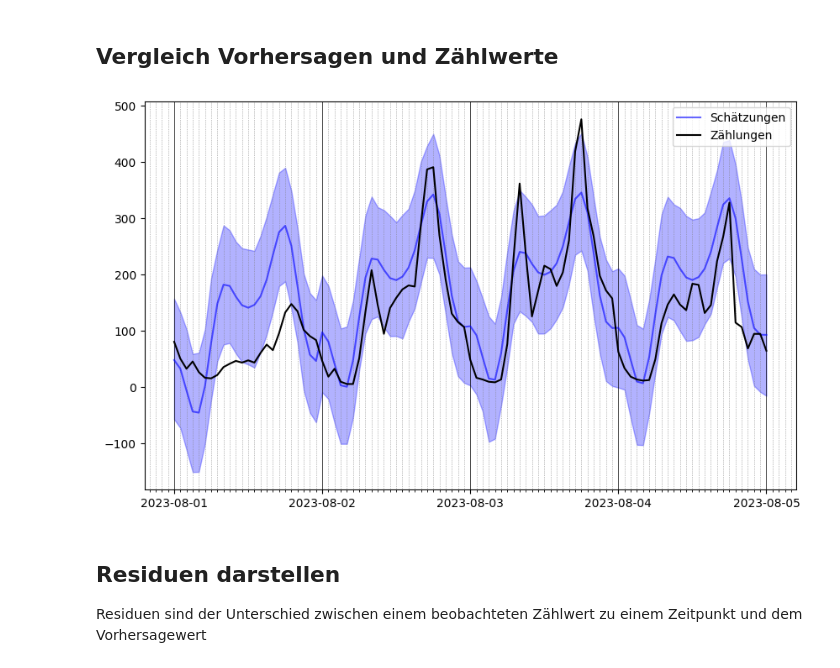
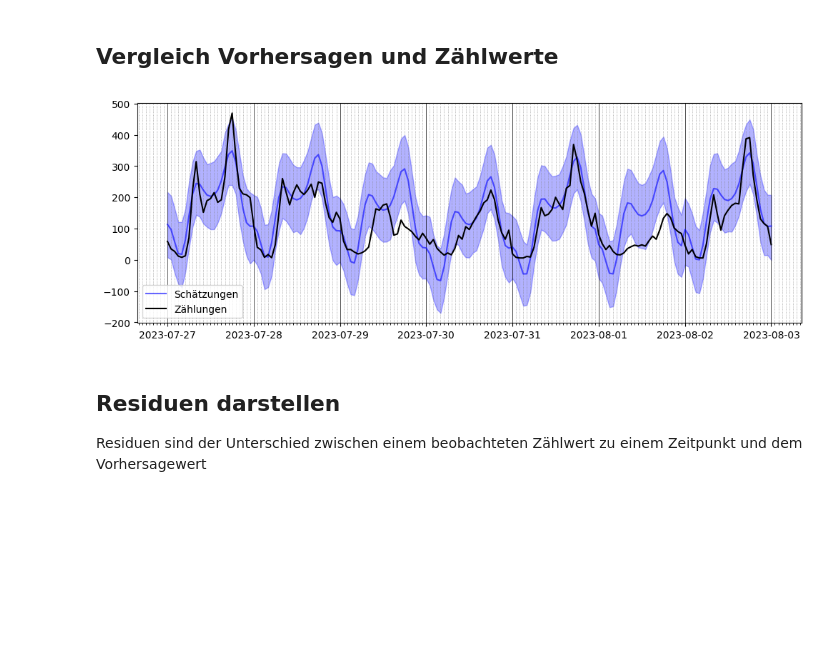
Before and after one commit to curdon/velo-prophet, a Jupyter notebook: Datenanalyse/Code/02-Zeitreihenanalyse.ipynb, the cells around one changed output. Cells and saved outputs as stored; diff of their text form; code cells hidden in the pictures; blank space fills up the shorter version.

```diff
--- a/Datenanalyse/Code/02-Zeitreihenanalyse.ipynb
+++ b/Datenanalyse/Code/02-Zeitreihenanalyse.ipynb
@@ -120,0 +144,5 @@ plt.show()
+# %%
+feiertage_schweiz = make_holidays_df(
+    year_list=[2021, 2022, 2023], country='CH', province='ZH'
+)
+feiertage_schweiz.head(n=15)
@@ -121,3 +166,2 @@ plt.show()
 # %%
-velo_model = Prophet(n_changepoints=0)
-velo_model.add_country_holidays(country_name='CH')
+velo_model = Prophet(n_changepoints=0, holidays=feiertage_schweiz)
@@ -147,33 +192,33 @@ fig_komponenten = velo_model.plot_components(velo_vorhersage)
 ## Vergleich Vorhersagen und Zählwerte
 # %%
 # Filtering data for plotting
-start = datetime(2023, 8, 1)
-end = datetime(2023, 8, 5)
+start = datetime(2023, 7, 27)
+end = datetime(2023, 8, 3)
 forecast_filtered = velo_vorhersage[(velo_vorhersage['ds'] >= start) & (velo_vorhersage['ds'] <= end)]
 actual_filtered = velo_messungen[(velo_messungen['ds'] >= start) & (velo_messungen['ds'] <= end)]
 
 # Plotting predictions
 plt.figure(figsize=(12, 4))
 plt.plot(forecast_filtered['ds'], forecast_filtered['yhat'], color='blue', alpha=0.6, label='Schätzungen')
 plt.fill_between(forecast_filtered['ds'], forecast_filtered['yhat_lower'], forecast_filtered['yhat_upper'], color='blue', alpha=0.3)
 plt.plot(actual_filtered['ds'], actual_filtered['y'], label='Zählungen', color = "black")
 plt.gca().xaxis.set_major_formatter(mdates.DateFormatter('%Y-%m-%d'))
 plt.gca().xaxis.set_major_locator(mdates.WeekdayLocator())
 plt.legend()
 
 # Setting major and minor gridlines
 ax = plt.gca()
 ax.xaxis.set_major_locator(mdates.DayLocator(interval=1))
 ax.xaxis.set_minor_locator(mdates.HourLocator(interval=1))
 ax.xaxis.set_major_formatter(mdates.DateFormatter('%Y-%m-%d'))
 
 # Enable grid only for x-axis
 ax.xaxis.grid(True, which='major', linestyle='-', linewidth='0.5', color='black')  # Major gridlines for x-axis
 ax.xaxis.grid(True, which='minor', linestyle=':', linewidth='0.5', color='gray')  # Minor gridlines for x-axis
 
 plt.show()
 # %% [output]
-[figure, old version]
+[figure, new version]
 # %% [markdown]
 ## Residuen darstellen
 
```
Also changed, not shown: parts of 20 cells of this notebook.
